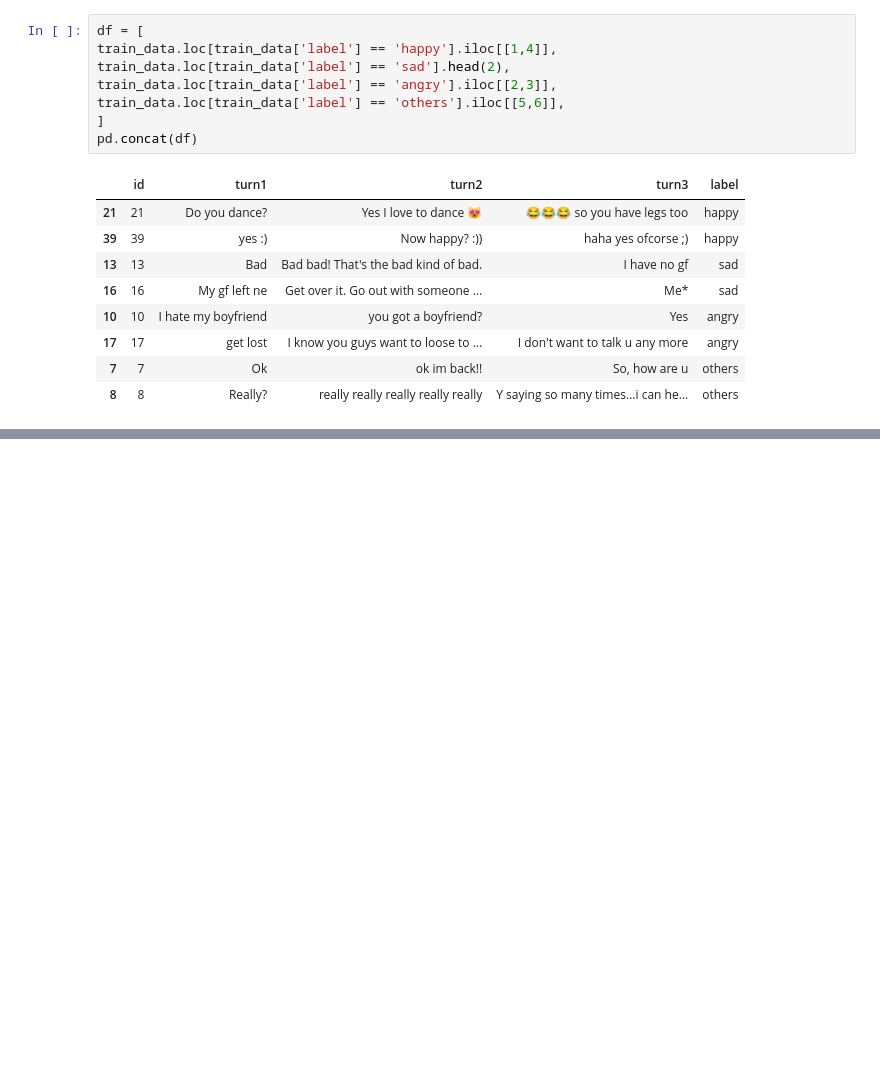
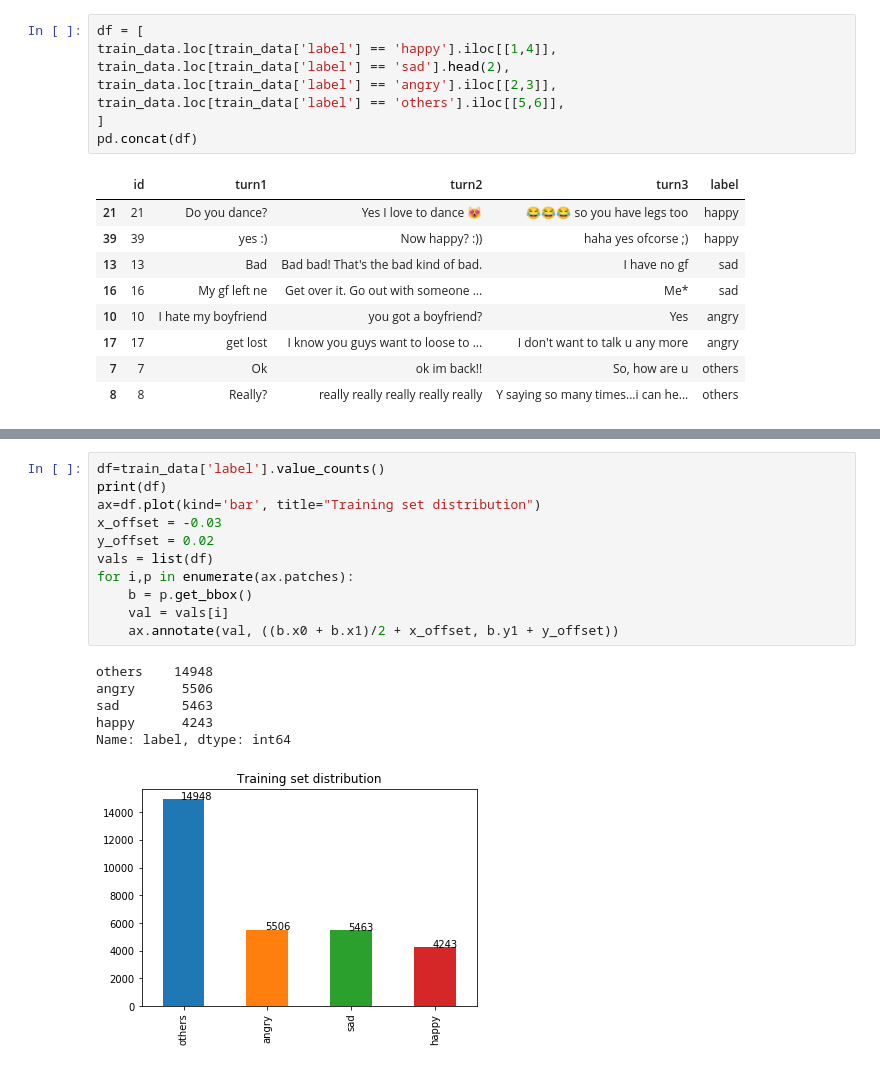
Before and after one commit to Dianna22/NLP, a Jupyter notebook: Project/Emocontext/Data_analysis.ipynb, the cells around one changed output, grey strips where cells are left out. Cells and saved outputs as stored; diff of their text form; blank space fills up the shorter version.

Commit message:
class imbalance + plots

```diff
--- a/Project/Emocontext/Data_analysis.ipynb
+++ b/Project/Emocontext/Data_analysis.ipynb
@@ -44,0 +91,18 @@ pd.concat(df)
+# %%
+df=train_data['label'].value_counts()
+print(df)
+ax=df.plot(kind='bar', title="Training set distribution")
+x_offset = -0.03
+y_offset = 0.02
+vals = list(df)
+for i,p in enumerate(ax.patches):
+    b = p.get_bbox()
+    val = vals[i]
+    ax.annotate(val, ((b.x0 + b.x1)/2 + x_offset, b.y1 + y_offset))
+# %% [output]
+others    14948
+angry      5506
+sad        5463
+happy      4243
+Name: label, dtype: int64
+[figure, added]
```
Also changed, not shown: parts of 10 cells of this notebook.
